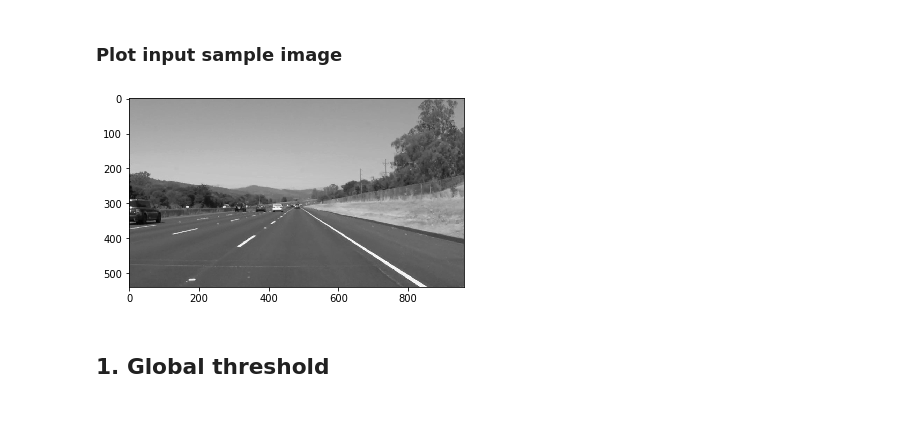
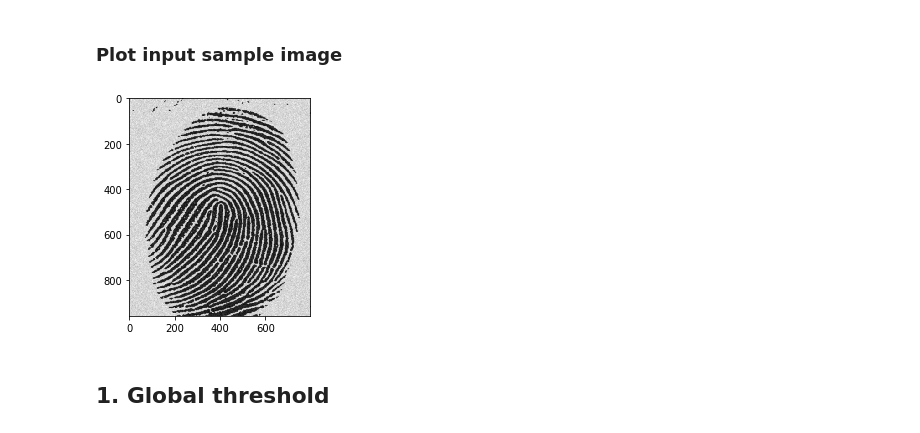
Before and after one commit to lavolpenoire/DIP, a Jupyter notebook: Lab6.ipynb, the cells around one changed output. Cells and saved outputs as stored; diff of their text form; code cells hidden in the pictures.

Commit message:
Added most images from DIP book for Lab6
Signed-off-by: Viacheslav Stadnichuk <v.stadnichuk@globallogic.com>

```diff
--- a/Lab6.ipynb
+++ b/Lab6.ipynb
@@ -12,7 +12,7 @@ from PIL import Image, ImageEnhance
 # %% [markdown]
 <h3>Read sample image</h3>
 # %%
-in_img = cv2.imread("./examples/lane_detection_1.jpg")
+img = cv2.imread("./examples/Fig1038a.tif")
 # %% [markdown]
 *By default OpenCV load image in BGR format.
 # %%
@@ -20,9 +20,9 @@ img_gray = cv2.cvtColor(in_img, cv2.COLOR_BGR2GRAY)
 # %% [markdown]
 <h3>Plot input sample image</h3>
 # %%
-plt.imshow(img_rgb, cmap = 'gray'); plt.show();
+plt.imshow(img_gray, cmap = 'gray'); plt.show();
 # %% [output]
-[figure, old version]
+[figure, new version]
 # %% [markdown]
 <h2>1. Global threshold</h2>
 # %% [markdown]
```
Also changed, not shown: parts of 16 cells of this notebook, 3 other files.
